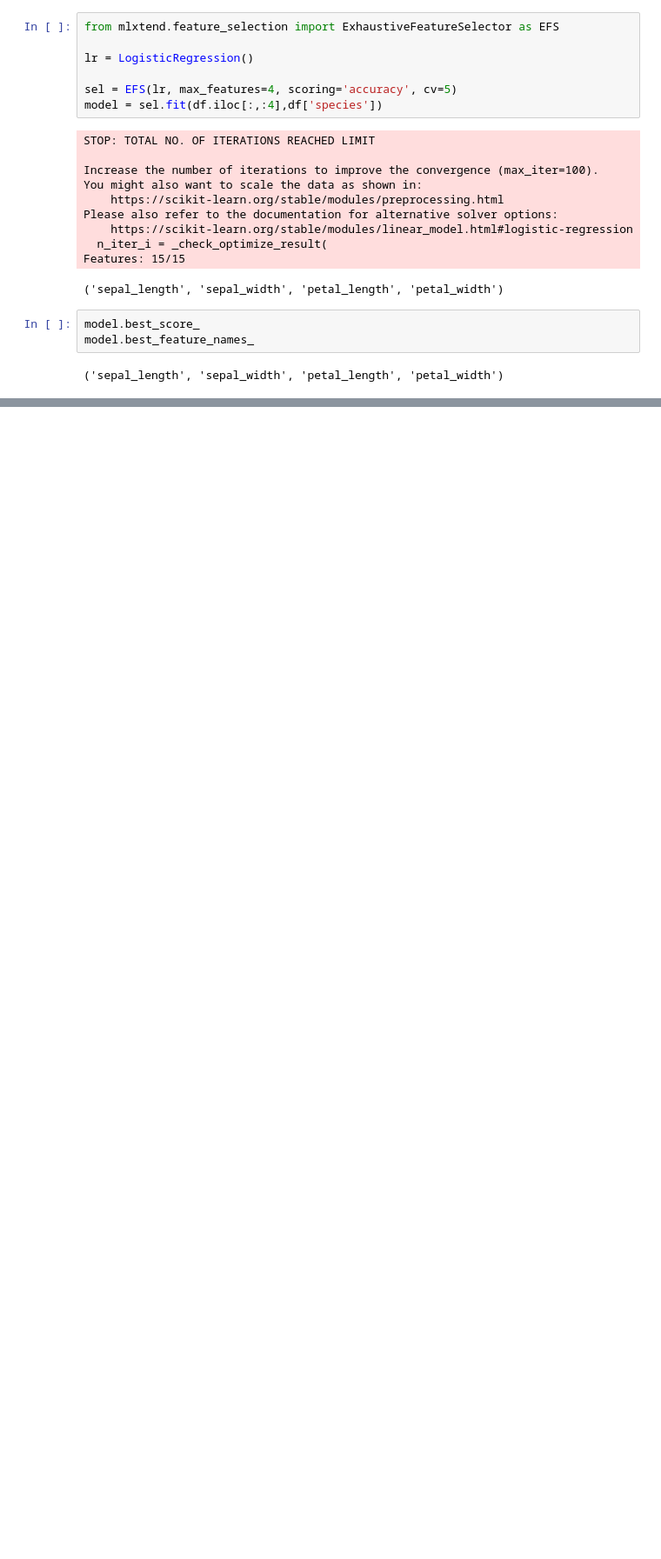
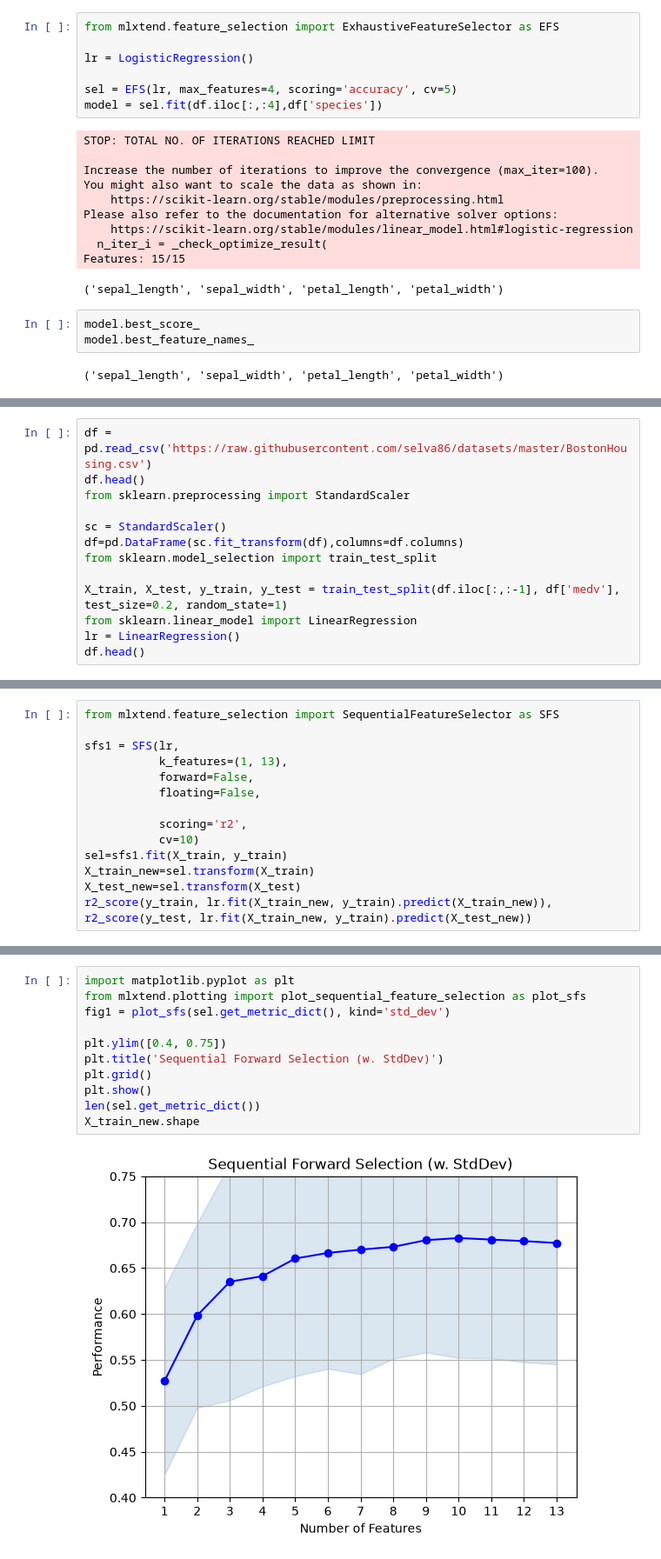
Before and after one commit to priyansh-commits/practice, a Jupyter notebook: wrapperfeat_sel.ipynb, the cells around one changed output, grey strips where cells are left out. Shown at 87% size. Cells and saved outputs as stored; diff of their text form; blank space fills up the shorter version.

```diff
--- a/wrapperfeat_sel.ipynb
+++ b/wrapperfeat_sel.ipynb
@@ -61,0 +144,13 @@ model.best_feature_names_
+# %%
+df = pd.read_csv('https://raw.githubusercontent.com/selva86/datasets/master/BostonHousing.csv')
+df.head()
+from sklearn.preprocessing import StandardScaler
+
+sc = StandardScaler()
+df=pd.DataFrame(sc.fit_transform(df),columns=df.columns)
+from sklearn.model_selection import train_test_split
+
+X_train, X_test, y_train, y_test = train_test_split(df.iloc[:,:-1], df['medv'], test_size=0.2, random_state=1)
+from sklearn.linear_model import LinearRegression
+lr = LinearRegression()
+df.head()
@@ -61,0 +164,14 @@ model.best_feature_names_
+# %%
+from mlxtend.feature_selection import SequentialFeatureSelector as SFS
+
+sfs1 = SFS(lr,
+           k_features=(1, 13),
+           forward=False,
+           floating=False,
+
+           scoring='r2',
+           cv=10)
+sel=sfs1.fit(X_train, y_train)
+X_train_new=sel.transform(X_train)
+X_test_new=sel.transform(X_test)
+r2_score(y_train, lr.fit(X_train_new, y_train).predict(X_train_new)), r2_score(y_test, lr.fit(X_train_new, y_train).predict(X_test_new))
@@ -61,0 +191,13 @@ model.best_feature_names_
+# %%
+import matplotlib.pyplot as plt
+from mlxtend.plotting import plot_sequential_feature_selection as plot_sfs
+fig1 = plot_sfs(sel.get_metric_dict(), kind='std_dev')
+
+plt.ylim([0.4, 0.75])
+plt.title('Sequential Forward Selection (w. StdDev)')
+plt.grid()
+plt.show()
+len(sel.get_metric_dict())
+X_train_new.shape
+# %% [output]
+[figure, added]
```
Also changed, not shown: parts of 10 cells of this notebook.
